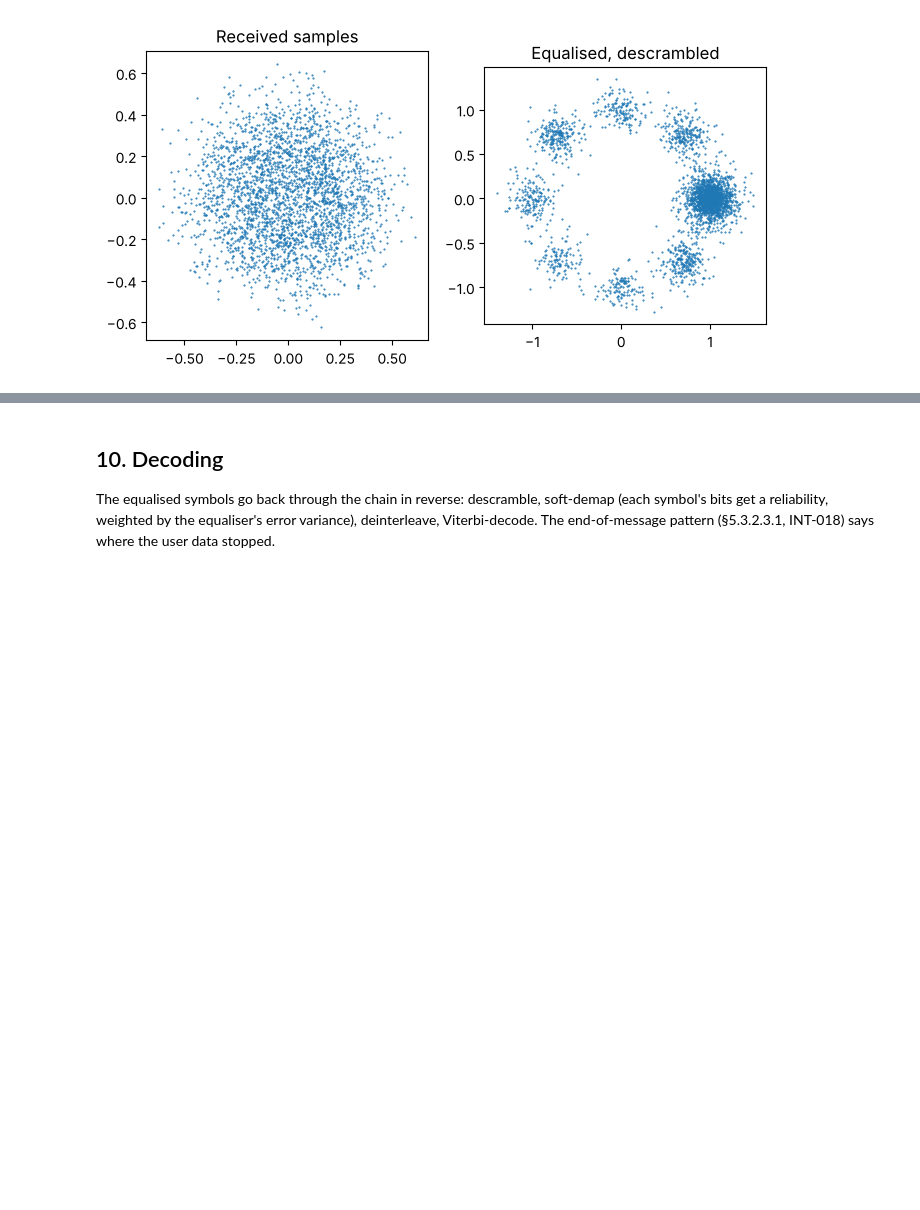
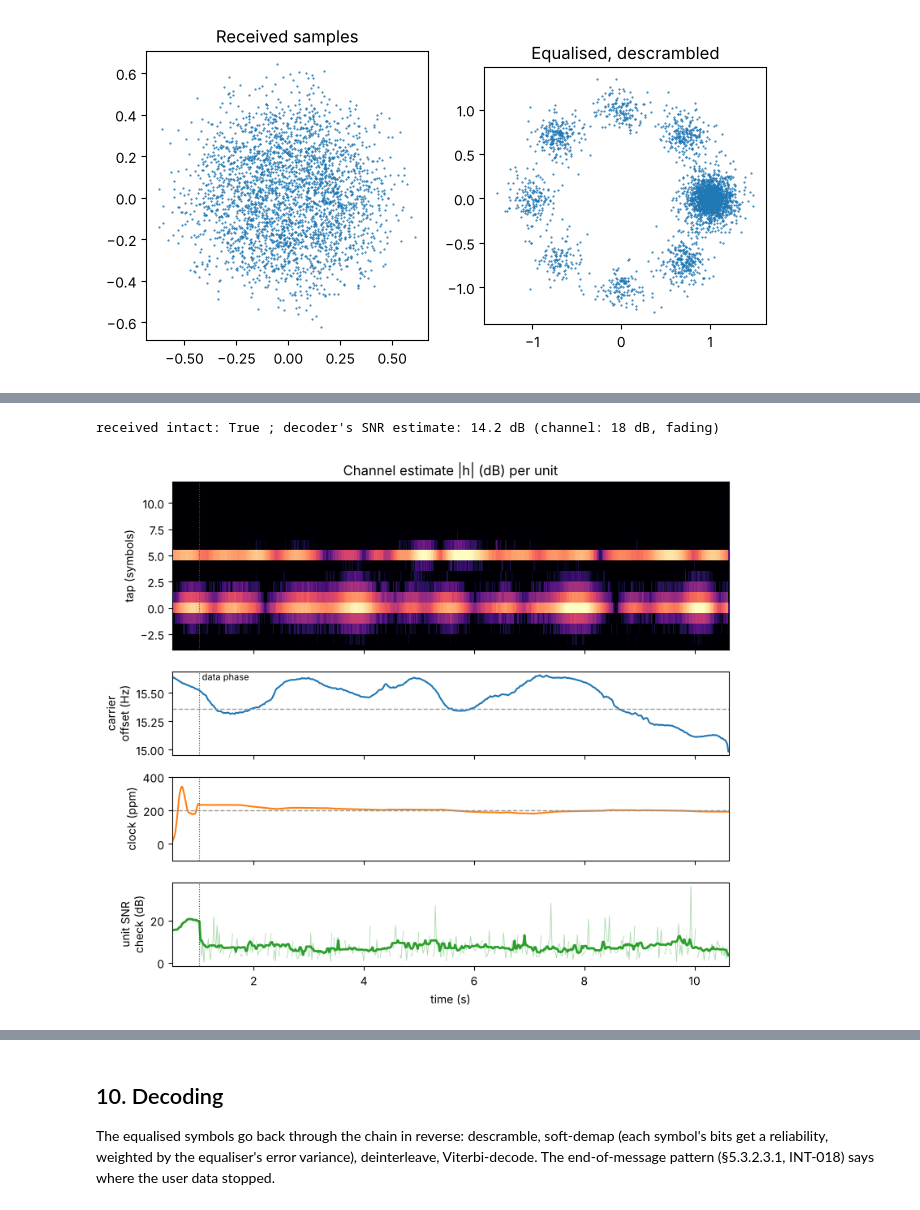
Before and after one commit to Willt125/MIL-STD-188-110, a Jupyter notebook: docs/walkthrough.ipynb, the cells around one changed output, grey strips where cells are left out. Cells and saved outputs as stored; diff of their text form; code cells hidden in the pictures; blank space fills up the shorter version.

```diff
--- a/docs/walkthrough.ipynb
+++ b/docs/walkthrough.ipynb
@@ -422,0 +492,49 @@ plt.show()
+# %%
+long_message = MESSAGE * (3 if QUICK else 12)
+x_long = clock_offset(modulate(transmit_bytes(long_message, MODE)), 200.0)
+x_long = np.concatenate([np.zeros(4000, complex), x_long, np.zeros(9600, complex)])
+x_long = frequency_offset(x_long, 15.0, 9600)
+y_long = WattersonChannel(ChannelSpec(2, 2.0, 1.0, 18.0), seed=3).process(x_long)
+traced = Receiver(trace=True)
+got = traced.process(y_long) + traced.finish()
+print(
+    "received intact:",
+    got == long_message,
+    "; decoder's SNR estimate:",
+    round(traced.messages[0].snr_db, 1),
+    "dB (channel: 18 dB, fading)",
+)
+end_s = (x_long.size - 9600) / 9600  # where the signal ends (the silence after it is not shown)
+units = [u for u in traced.messages[0].trace if u.time_s < end_s]
+times = np.array([u.time_s for u in units])
+offsets = np.arange(len(units[0].h)) - PRECURSOR_TAPS  # taps -A..B
+taps = np.array([np.abs(u.h) for u in units]).T
+fig, ax = plt.subplots(
+    4, 1, figsize=(8, 7), sharex=True, gridspec_kw={"height_ratios": [2, 1, 1, 1]}
+)
+ax[0].pcolormesh(times, offsets, 20 * np.log10(taps + 1e-3), vmin=-30, vmax=0, cmap="magma")
+ax[0].set_ylim(-4, 12)
+ax[0].set_ylabel("tap (symbols)")
+ax[0].set_title("Channel estimate |h| (dB) per unit")
+ax[1].plot(times, [u.frequency_hz - T.CARRIER_HZ for u in units], color="C0")
+ax[1].axhline(15 + T.CARRIER_HZ * 200e-6, color="0.6", ls="--", lw=1)
+ax[1].set_ylabel("carrier\noffset (Hz)")
+ax[2].plot(times, [u.clock_ppm for u in units], color="C1")
+ax[2].axhline(200, color="0.6", ls="--", lw=1)
+ax[2].set_ylim(-100, 400)
+ax[2].set_ylabel("clock (ppm)")
+snr_units = np.array([u.snr_db for u in units])
+smooth = [np.nanmedian(snr_units[max(0, i - 6) : i + 7]) for i in range(snr_units.size)]
+ax[3].plot(times, snr_units, color="C2", lw=0.6, alpha=0.4)
+ax[3].plot(times, smooth, color="C2", lw=2)
+ax[3].set_ylabel("unit SNR\ncheck (dB)")
+ax[3].set_xlabel("time (s)")
+first_data = next(u.time_s for u in units if not u.training)
+for a in ax:
+    a.axvline(first_data, color="0.3", lw=0.8, ls=":")
+ax[1].text(first_data, ax[1].get_ylim()[1], " data phase", va="top", fontsize=8)
+plt.tight_layout()
+plt.show()
+# %% [output]
+received intact: True ; decoder's SNR estimate: 14.2 dB (channel: 18 dB, fading)
+[figure, added]
```
Also changed, not shown: parts of 8 cells of this notebook, 9 other files.
